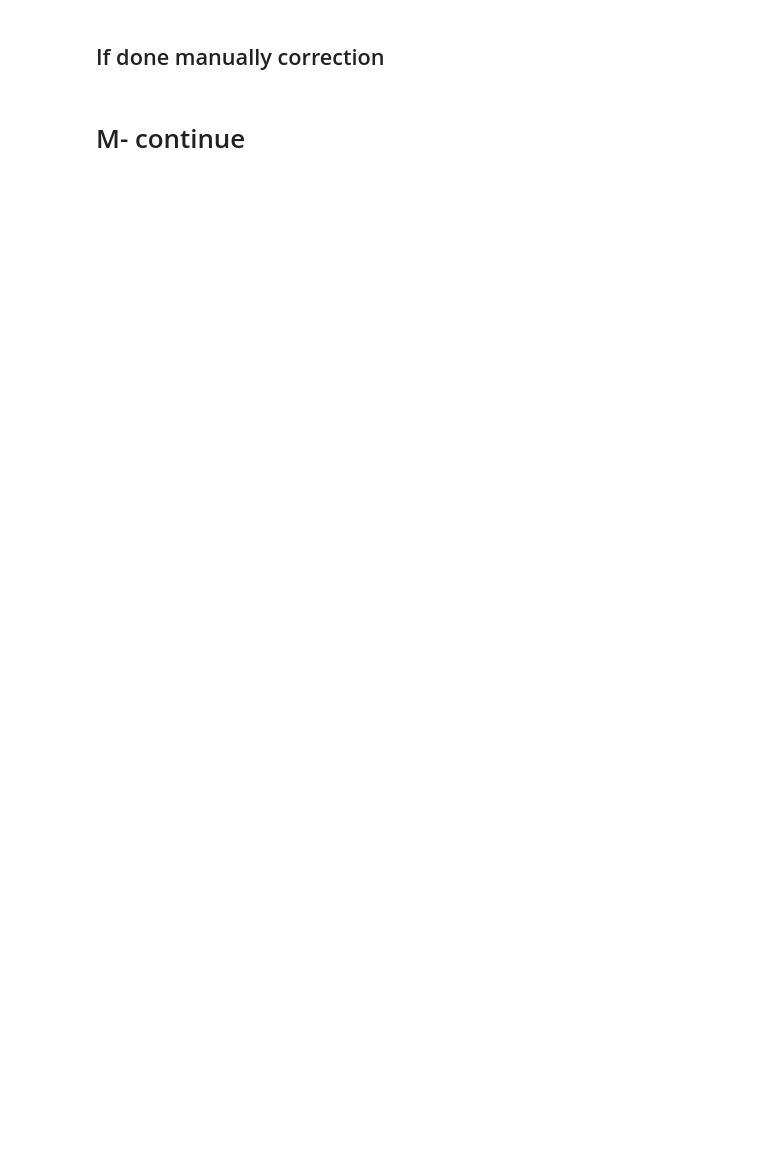
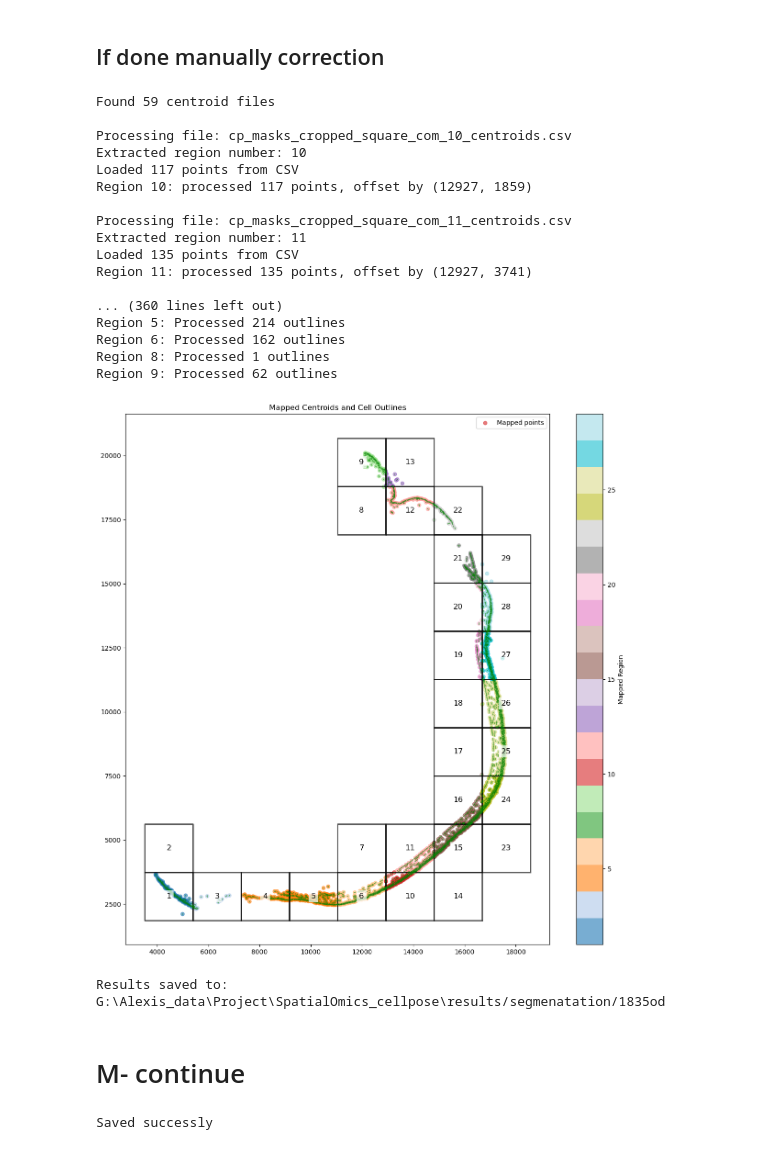
Before and after one commit to xiwang3236/SpatialOmics_cellpose, a Jupyter notebook: src/merge.ipynb, the cells around one changed output. Drawn from its saved outputs; the diff is of its cells as text; code cells hidden in the pictures; blank space fills up the shorter version.

```diff
--- a/src/merge.ipynb
+++ b/src/merge.ipynb
@@ -16,5 +14,5 @@ sample_name = "1782os"
 # %%
-crop_size = 600/0.2125
+crop_size = 400/0.2125
 # %%
 # um
 overlap_size = 40
@@ -178,11 +200,12 @@ def map_to_original_coordinates(outlines, offset):
 
 outlines_list = []
 
+
 # Example processing loop for 3 cropped regions
 for i, square in enumerate(overlapping_squares):
 
     # Stop the loop when i = 30 if 6 picture, set i + 1 = 5
-    if i + 1 == 12:
+    if i + 1 == 29:
         i1 = i + 1
         print("Reached the stopping condition: number = {i1}. Exiting the loop.")
         break
@@ -193,7 +216,8 @@ for i, square in enumerate(overlapping_squares):
     min_x, min_y, max_x, max_y = map(int, square.bounds)
 
     # Load the segmentation result for the cropped region
-    segmentation_file = f"{ddir}/segmenatation/{sample_name}/cropped_square_com_{i + 1}_seg.npy"
+    # segmentation_file = f"{ddir}/segmenatation/{sample_name}/cropped_square_com_{i + 1}_seg.npy"
+    segmentation_file = f"{ddir}/segmenatation/{sample_name}/cp_masks_cropped_square_com_{i + 1}_seg.npy"
     segmentation_data = np.load(segmentation_file, allow_pickle=True).item()
 
     # Extract outlines from    the segmentation
@@ -574,7 +654,8 @@ def map_and_filter_outlines(input_dir, overlapping_squares, cell_mapping):
             min_x, min_y, max_x, max_y = map(int, polygon.bounds)
 
             # Load segmentation data
-            seg_file = os.path.join(input_dir, f'cropped_square_com_{region}_seg.npy')
+            # seg_file = os.path.join(input_dir, f'cropped_square_com_{region}_seg.npy')
+            seg_file = os.path.join(input_dir, f'cp_masks_cropped_square_com_{region}_seg.npy')
             seg_data = np.load(seg_file, allow_pickle=True).item()
             outlines = utils.outlines_list(seg_data['masks'])
 
@@ -639,33 +720,53 @@ def visualize_mapped_data(result_df, outside_df, filtered_outlines_list, non_ove
         ax.plot(outline[:, 0], outline[:, 1], 'g-', linewidth=1, alpha=0.5)
 
     ax.set_title('Mapped Centroids and Cell Outlines')
     ax.legend()
     ax.set_aspect('equal')
     plt.show()
 
 # Example usage:
 if __name__ == "__main__":
     input_dir = f"{ddir}/segmenatation/{sample_name}"
 
     # 1. Load and offset centroids
     centroids_dict = load_and_offset_centroids(input_dir, overlapping_squares)
 
     # 2. Map centroids and get cell mapping
     mapped_df, outside_df, cell_mapping = map_centroids_to_nonoverlapping(centroids_dict, non_overlapping_squares)
 
     # 3. Load and map outlines
     filtered_outlines_list, outline_info = map_and_filter_outlines(input_dir, overlapping_squares, cell_mapping)
 
     # 4. Visualize results
     visualize_mapped_data(mapped_df, outside_df, filtered_outlines_list, non_overlapping_squares)
 
     # 5. Save results
     output_dir = input_dir
     mapped_df.to_csv(os.path.join(output_dir, 'mapped_centroids.csv'), index=False)
     if not outside_df.empty:
         outside_df.to_csv(os.path.join(output_dir, 'unmapped_centroids.csv'), index=False)
     outline_info.to_csv(os.path.join(output_dir, 'outline_mapping.csv'), index=False)
     print(f"\nResults saved to: {output_dir}")
+# %% [output]
+Found 59 centroid files
+
+Processing file: cp_masks_cropped_square_com_10_centroids.csv
+Extracted region number: 10
+Loaded 117 points from CSV
+Region 10: processed 117 points, offset by (12927, 1859)
+
+Processing file: cp_masks_cropped_square_com_11_centroids.csv
+Extracted region number: 11
+Loaded 135 points from CSV
+Region 11: processed 135 points, offset by (12927, 3741)
+
+... (360 lines left out)
+Region 5: Processed 214 outlines
+Region 6: Processed 162 outlines
+Region 8: Processed 1 outlines
+Region 9: Processed 62 outlines
+[figure, added]
+Results saved to: G:\Alexis_data\Project\SpatialOmics_cellpose\results/segmenatation/1835od
 # %% [markdown]
 # M- continue
 # %%
@@ -690,6 +791,8 @@ df_outlines_list = boundaries_to_table(filtered_outlines_list)
 # %%
 df_outlines_list.to_csv(f"{ddir}/segmenatation/{sample_name}/cellpose_cell_boundaries_{sample_name}.csv", index=False)
 print("Saved successly" )
+# %% [output]
+Saved successly
 # %%
 def reduce_points(df):
     # Group by cell_id and get counts
```
Also changed, not shown: parts of 15 cells of this notebook, 4 other files.
